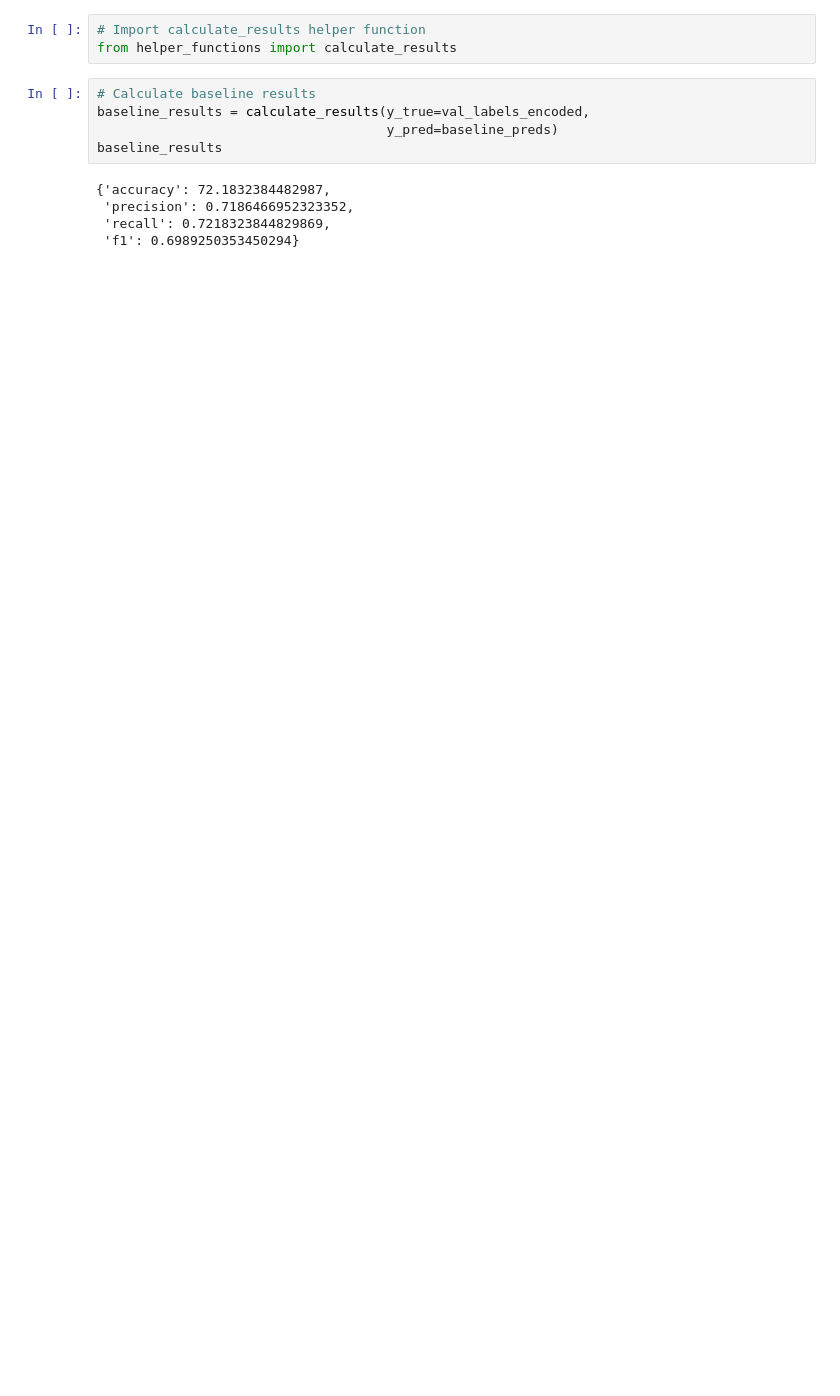
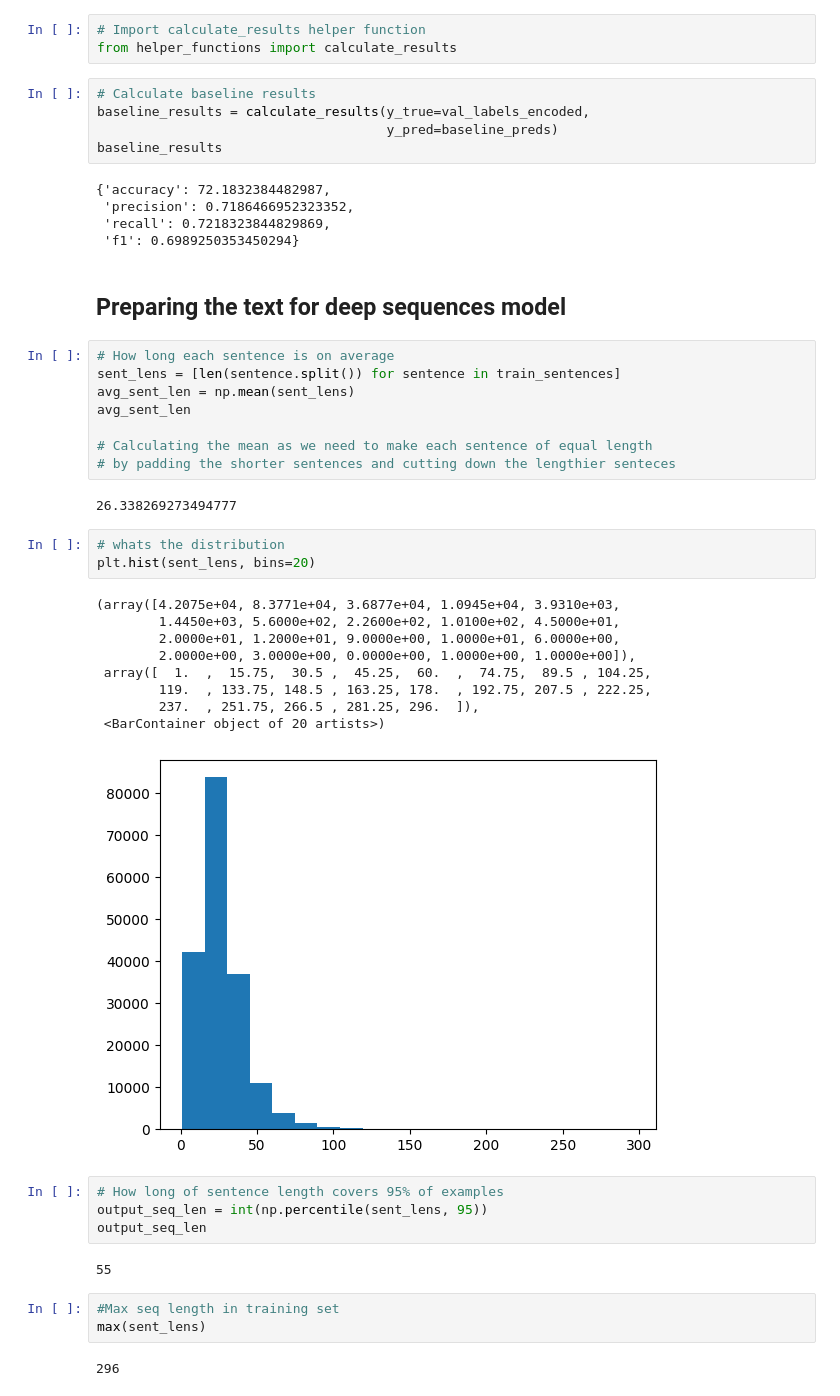
Before and after one commit to Abhimanyu9539/Tensorflow, a Jupyter notebook: Natural Language Processing/TF2_0_NLP_Milstone_Skimlit.ipynb, the cells around one changed output. Saved outputs shown, nothing was run; the diff lists cells and outputs as text; blank space fills up the shorter version.

```diff
--- a/Natural Language Processing/TF2_0_NLP_Milstone_Skimlit.ipynb
+++ b/Natural Language Processing/TF2_0_NLP_Milstone_Skimlit.ipynb
@@ -341,3 +348,39 @@ baseline_results
  'precision': 0.7186466952323352,
  'recall': 0.7218323844829869,
  'f1': 0.6989250353450294}
+# %% [markdown]
+## Preparing the text for deep sequences model
+# %%
+# How long each sentence is on average
+sent_lens = [len(sentence.split()) for sentence in train_sentences]
+avg_sent_len = np.mean(sent_lens)
+avg_sent_len
+
+# Calculating the mean as we need to make each sentence of equal length
+# by padding the shorter sentences and cutting down the lengthier senteces
+# %% [output]
+26.338269273494777
+# %%
+# whats the distribution
+plt.hist(sent_lens, bins=20)
+# %% [output]
+(array([4.2075e+04, 8.3771e+04, 3.6877e+04, 1.0945e+04, 3.9310e+03,
+        1.4450e+03, 5.6000e+02, 2.2600e+02, 1.0100e+02, 4.5000e+01,
+        2.0000e+01, 1.2000e+01, 9.0000e+00, 1.0000e+01, 6.0000e+00,
+        2.0000e+00, 3.0000e+00, 0.0000e+00, 1.0000e+00, 1.0000e+00]),
+ array([  1.  ,  15.75,  30.5 ,  45.25,  60.  ,  74.75,  89.5 , 104.25,
+        119.  , 133.75, 148.5 , 163.25, 178.  , 192.75, 207.5 , 222.25,
+        237.  , 251.75, 266.5 , 281.25, 296.  ]),
+ <BarContainer object of 20 artists>)
+[figure, added]
+# %%
+# How long of sentence length covers 95% of examples
+output_seq_len = int(np.percentile(sent_lens, 95))
+output_seq_len
+# %% [output]
+55
+# %%
+#Max seq length in training set
+max(sent_lens)
+# %% [output]
+296
```
Also changed, not shown: parts of 20 cells of this notebook.
